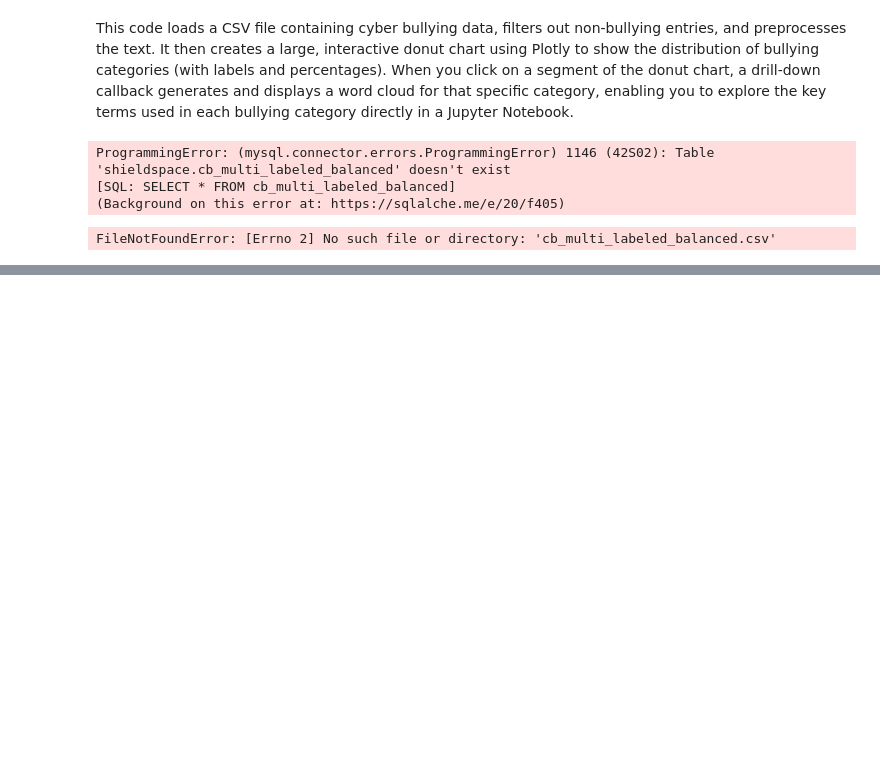
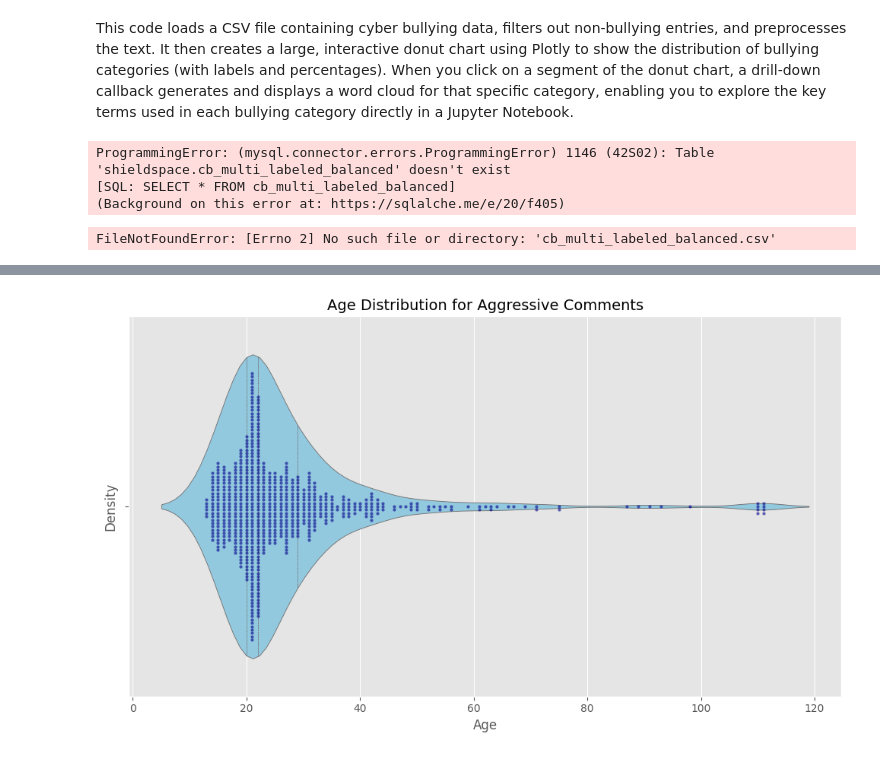
Before and after one commit to jee14k/shieldspace, a Jupyter notebook: data/cyber bullying -1.ipynb, the cells around one changed output, grey strips where cells are left out. Saved outputs shown, nothing was run; the diff lists cells and outputs as text; code cells hidden in the pictures; blank space fills up the shorter version.

```diff
--- a/data/cyber bullying -1.ipynb
+++ b/data/cyber bullying -1.ipynb
@@ -1553,0 +2123,21 @@ FileNotFoundError: [Errno 2] No such file or directory: 'cb_multi_labeled_balanc
+# %%
+import pandas as pd
+import matplotlib.pyplot as plt
+import seaborn as sns
+
+# ── 1. Load data & keep aggressive rows ───────────────────────────────
+df = pd.read_csv("youtube_parsed_dataset_sentiment.csv")
+df_aggressive = df[df["sentiment_class"] == "Aggressive"].copy()
+
+# ── 2. Age-distribution plot (violin + swarm) ─────────────────────────
+plt.figure(figsize=(10, 6))
+sns.violinplot(x=df_aggressive["Age"], color="skyblue", inner="quartile")
+sns.swarmplot(x=df_aggressive["Age"], color="darkblue", size=3, alpha=0.6)
+
+plt.title("Age Distribution for Aggressive Comments", fontsize=14)
+plt.xlabel("Age", fontsize=12)
+plt.ylabel("Density", fontsize=12)
+plt.tight_layout()
+plt.show()
+# %% [output]
+[figure, added]
```
Also changed, not shown: parts of 10 cells of this notebook, 1 other file.
